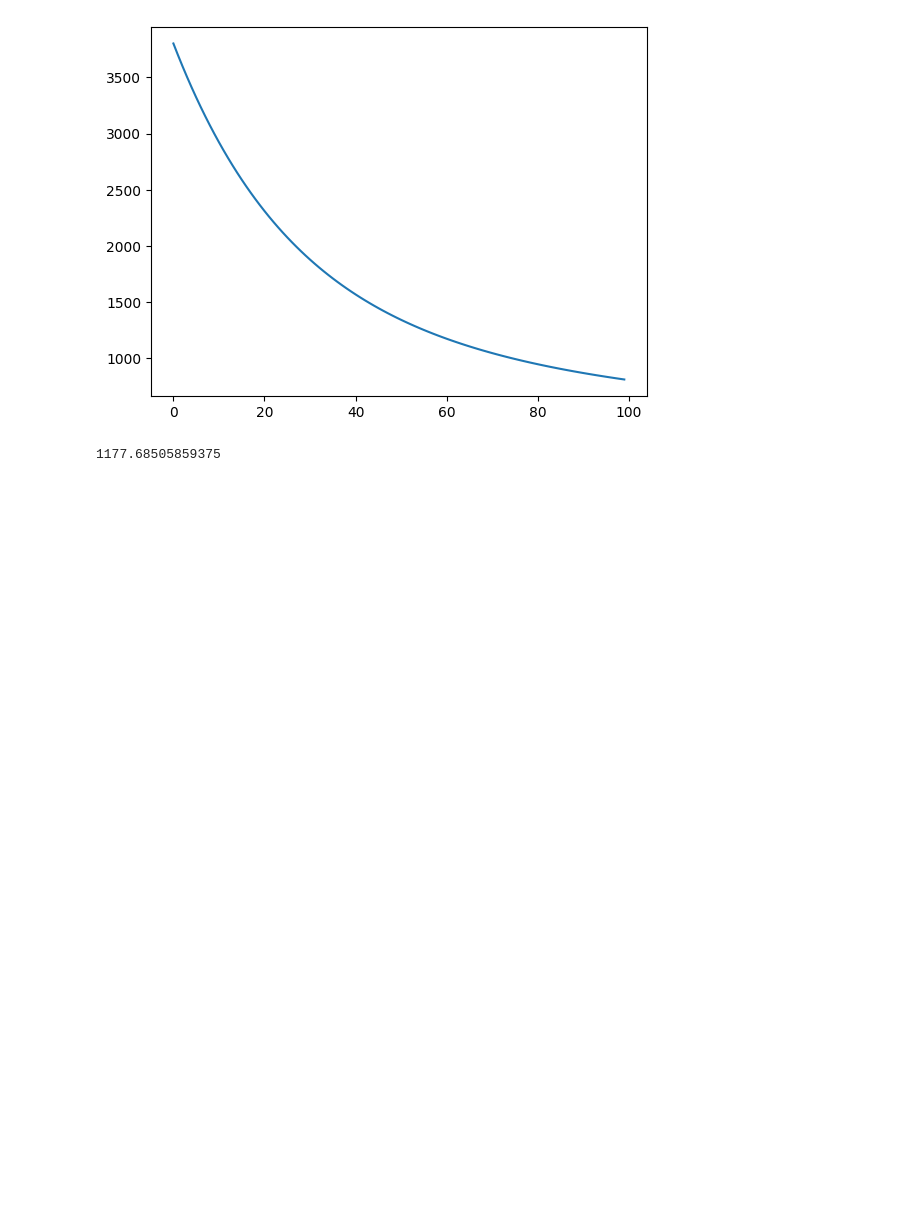
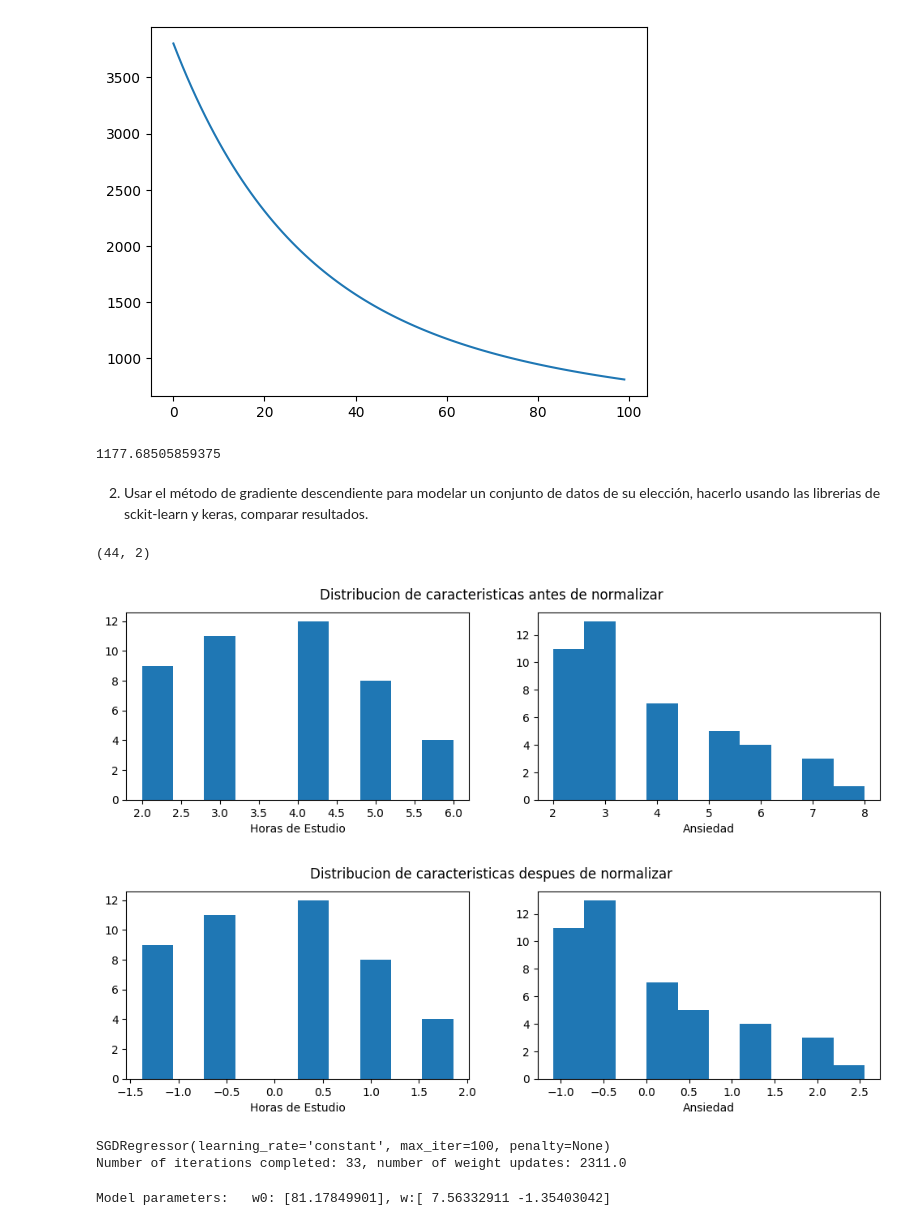
Before and after one commit to DCI-alxogm/ml2023-DPM2310, a Jupyter notebook: Sep8-9/Tarea5.ipynb, the cells around one changed output. Drawn from its saved outputs; the diff is of its cells as text; code cells hidden in the pictures; blank space fills up the shorter version.

```diff
--- a/Sep8-9/Tarea5.ipynb
+++ b/Sep8-9/Tarea5.ipynb
@@ -178,3 +176,59 @@ score = model.evaluate(X_test, y_test, verbose=0)
 score
 # %% [output]
 1177.68505859375
+# %% [markdown]
+
+2.   Usar el método de gradiente descendiente para modelar un conjunto de datos de su elección, hacerlo usando las librerias de sckit-learn y keras, comparar resultados.
+# %%
+#Load data
+calif = np.loadtxt("/content/drive/MyDrive/Data/calificaciones.txt",delimiter = ',')
+Xh1 = calif[:,1:3]
+th1 = calif[:,0]
+labels = ["Horas de Estudio", "Ansiedad"]
+# %%
+Xh1.shape
+# %% [output]
+(44, 2)
+# %%
+#Normalizamos los datos con Sklearn
+scaler = StandardScaler()
+Xh1_norm = scaler.fit_transform(Xh)
+# %%
+#Ploteamos primero los datos sin normalizar
+fig,ax = plt.subplots(1, 2, figsize=(12, 3))
+
+for i in range(len(ax)):
+  ax[i].hist(Xh1[:,i])
+  ax[i].set_xlabel(labels[i])
+
+fig.suptitle("Distribucion de caracteristicas antes de normalizar")
+plt.show()
+
+#Ahora ploteamos los datos normalziados
+fig,ax = plt.subplots(1, 2, figsize=(12, 3))
+
+for i in range(len(ax)):
+  ax[i].hist(Xh1_norm[:,i])
+  ax[i].set_xlabel(labels[i])
+
+fig.suptitle("Distribucion de caracteristicas despues de normalizar")
+plt.show()
+# %% [output]
+[figure, added]
+[figure, added]
+# %%
+#Implementamos el metodo Stochastic Gradient Descent a nuestros datos
+sgdr1 = SGDRegressor(max_iter=1000, learning_rate = 'constant', eta0 = 0.01)
+sgdr1.fit(Xh1_norm, th)
+print(sgdr)
+print(f"Number of iterations completed: {sgdr.n_iter_}, number of weight updates: {sgdr.t_}")
+# %% [output]
+SGDRegressor(learning_rate='constant', max_iter=100, penalty=None)
+Number of iterations completed: 33, number of weight updates: 2311.0
+# %%
+#Calculamos los pesos involucrados
+w0_norm1 = sgdr1.intercept_
+w_norm1 = sgdr1.coef_
+print(f"Model parameters:   w0: {w0_norm1}, w:{w_norm1}")
+# %% [output]
+Model parameters:   w0: [81.17849901], w:[ 7.56332911 -1.35403042]
```
Also changed, not shown: parts of 3 cells of this notebook.
